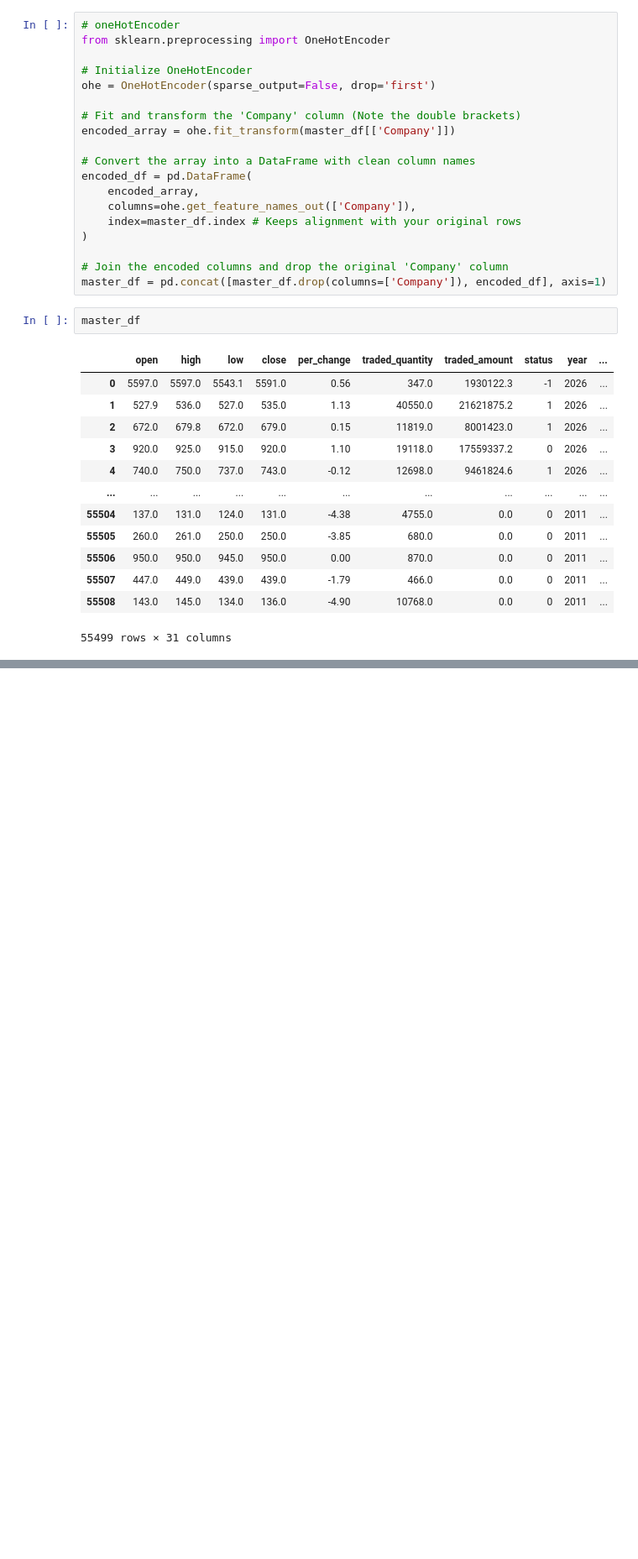
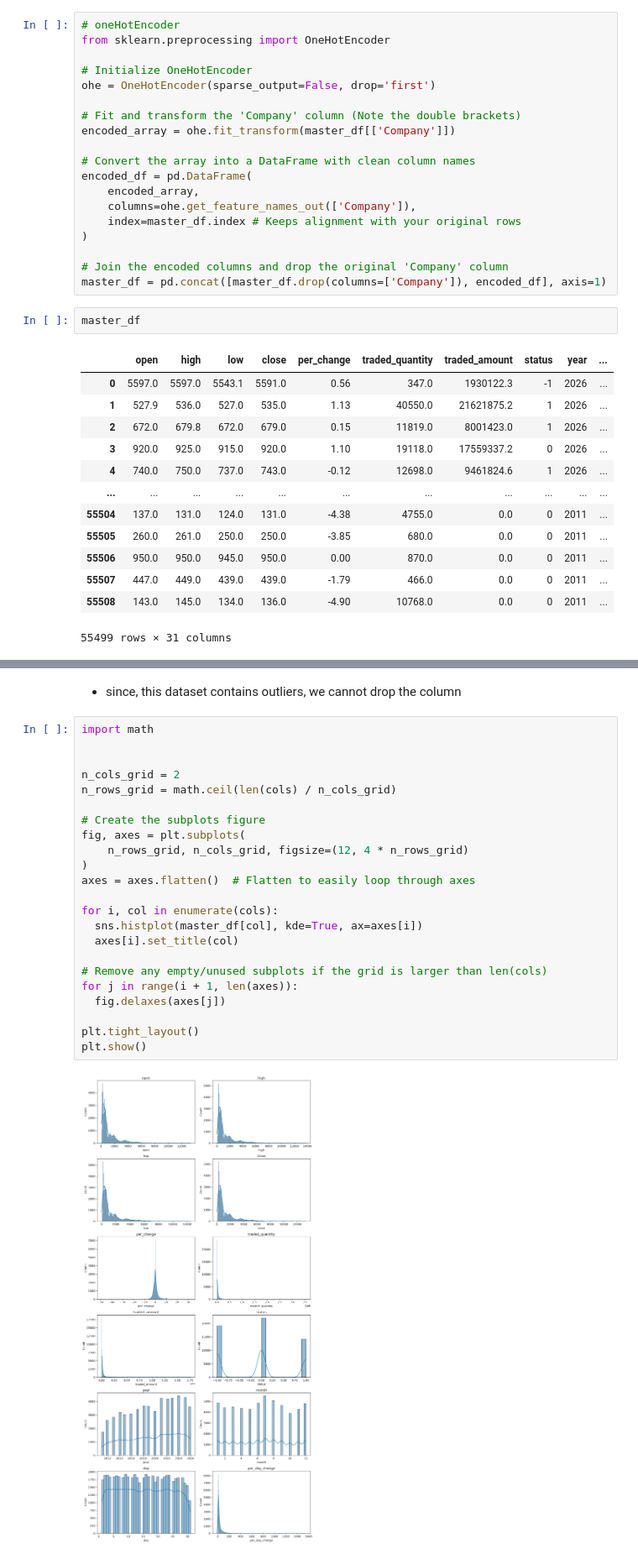
Before and after one commit to AnujThakur-ai/stoke-price, a Jupyter notebook: stock_price_prediction.ipynb, the cells around one changed output, grey strips where cells are left out. Shown at 84% size. Drawn from its saved outputs; the diff is of its cells as text; blank space fills up the shorter version.

Commit message:
outlier and more EDA analysis

```diff
--- a/stock_price_prediction.ipynb
+++ b/stock_price_prediction.ipynb
@@ -498,0 +539,27 @@ master_df
+# %% [markdown]
+- since, this dataset contains outliers, we cannot drop the column
+# %%
+import math
+
+
+n_cols_grid = 2
+n_rows_grid = math.ceil(len(cols) / n_cols_grid)
+
+# Create the subplots figure
+fig, axes = plt.subplots(
+    n_rows_grid, n_cols_grid, figsize=(12, 4 * n_rows_grid)
+)
+axes = axes.flatten()  # Flatten to easily loop through axes
+
+for i, col in enumerate(cols):
+  sns.histplot(master_df[col], kde=True, ax=axes[i])
+  axes[i].set_title(col)
+
+# Remove any empty/unused subplots if the grid is larger than len(cols)
+for j in range(i + 1, len(axes)):
+  fig.delaxes(axes[j])
+
+plt.tight_layout()
+plt.show()
+# %% [output]
+[figure, added]
```
Also changed, not shown: parts of 4 cells of this notebook.
